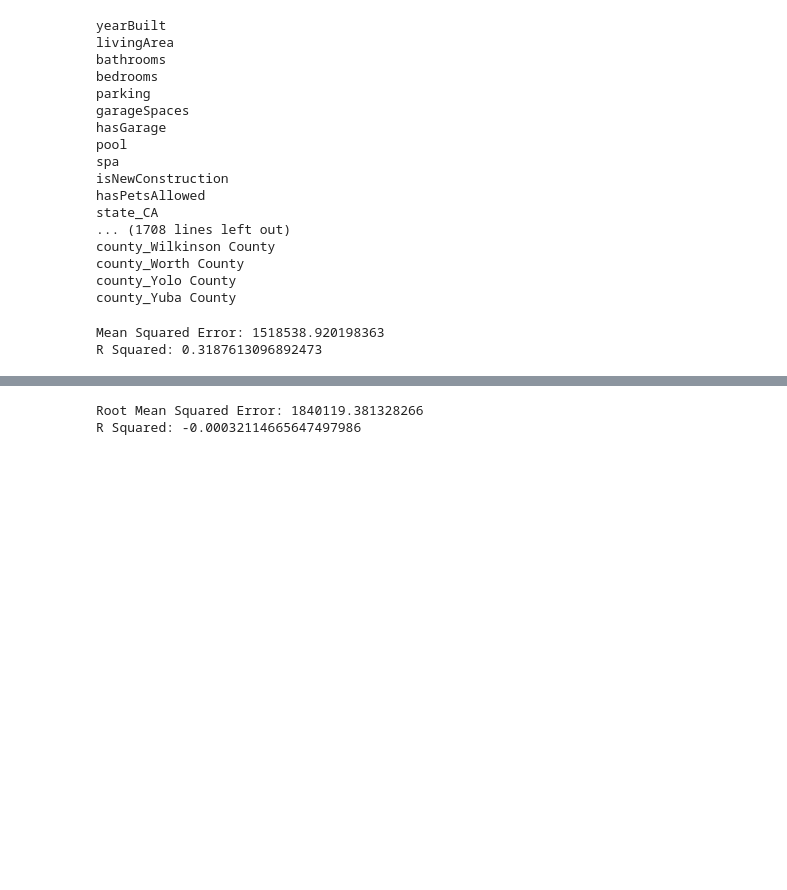
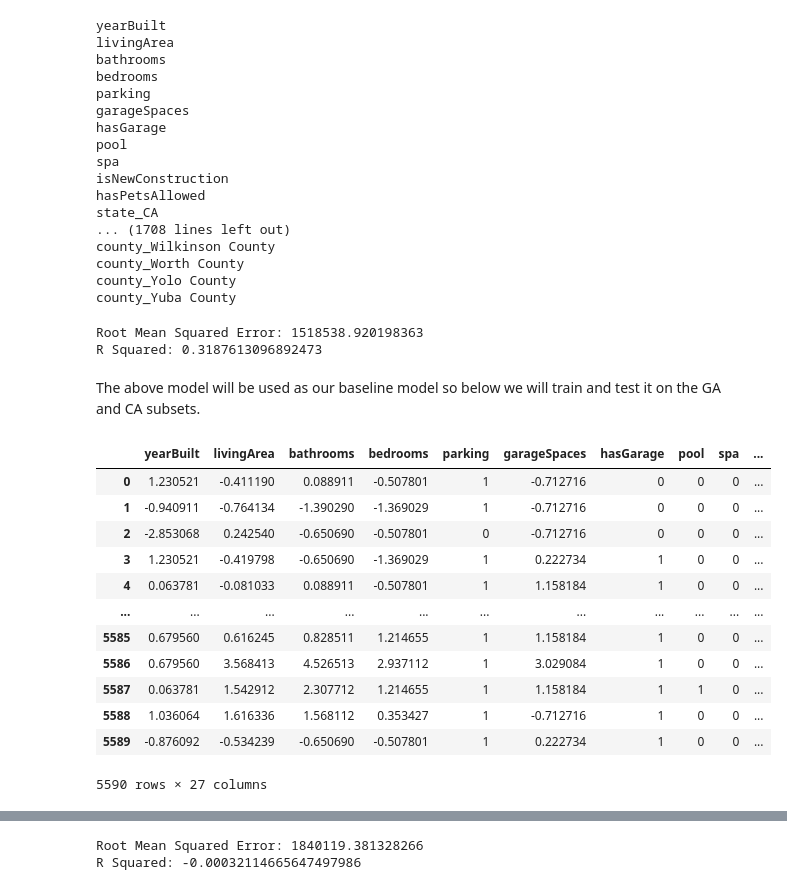
Before and after one commit to rjrichards27/Predicing_House_Prices, a Jupyter notebook: Code/Linear_Regression.ipynb, the cells around one changed output, grey strips where cells are left out. Cells and saved outputs as stored; diff of their text form; code cells hidden in the pictures; blank space fills up the shorter version.

```diff
--- a/Code/Linear_Regression.ipynb
+++ b/Code/Linear_Regression.ipynb
@@ -133,8 +133,27 @@ lin_reg4 = LinearRegression(positive= True, fit_intercept=False, copy_X= True,
 #y predictions on the validation data
 preds4= lin_reg4.predict(X_valid_model3)
 
-print("Mean Squared Error:", format(math.sqrt(mean_squared_error(y_valid_model2, preds4))))
+print("Root Mean Squared Error:", format(math.sqrt(mean_squared_error(y_valid_model2, preds4))))
 print("R Squared:", format(lin_reg4.score(X_valid_model3, y_valid_model2)))
 # %% [output]
-Mean Squared Error: 1518538.920198363
+Root Mean Squared Error: 1518538.920198363
 R Squared: 0.3187613096892473
+# %% [markdown]
+The above model will be used as our baseline model so below we will train and test it on the GA and CA subsets.
+# %%
+#importing the Georgia data
+PARENT = "Predicing_House_Prices"
+path = Path(PARENT).parent / "../Data/X_train_GA.csv"
+X_train_GA = pd.read_csv(path)
+
+path2 = Path(PARENT).parent / "../Data/X_test_GA.csv"
+X_test_GA = pd.read_csv(path2)
+
+path3 = Path(PARENT).parent / "../Data/y_train_GA.csv"
+y_train_GA = pd.read_csv(path3)
+
+path4 = Path(PARENT).parent / "../Data/y_test_GA.csv"
+y_test_GA= pd.read_csv(path4)
+
+path9 = Path(PARENT).parent / "../Data/X_train_GA_noGeo.csv"
+X_train_GA_NoGeo = pd.read_csv(path9)
@@ -140,0 +176,33 @@ R Squared: 0.3187613096892473
+# %%
+#dropping unnamed column
+X_train_GA  = X_train_GA.drop(columns="Unnamed: 0")
+X_train_GA_NoGeo = X_train_GA_NoGeo.drop(columns="Unnamed: 0")
+X_test_GA  = X_test_GA.drop(columns="Unnamed: 0")
+y_train_GA = y_train_GA.drop(columns="Unnamed: 0")
+y_test_GA = y_test_GA.drop(columns="Unnamed: 0")
+
+X_train_CA  = X_train_CA .drop(columns="Unnamed: 0")
+X_train_CA2 = X_train_CA2.drop(columns="Unnamed: 0")
+X_test_CA  = X_test_CA.drop(columns="Unnamed: 0")
+y_train_CA = y_train_CA.drop(columns="Unnamed: 0")
+y_test_CA = y_test_CA.drop(columns="Unnamed: 0")
+# %%
+#dropping all state, city, and county columns for training GA data
+X_train_GA2 = X_train_GA[X_train_GA.columns.drop(list(X_train_GA.filter(regex='state_')))]
+X_train_GA3 = X_train_GA2[X_train_GA2.columns.drop(list(X_train_GA2.filter(regex='city_')))]
+X_train_GA4 = X_train_GA3[X_train_GA3.columns.drop(list(X_train_GA3.filter(regex='county_')))]
+X_train_GA4
+# %% [output]
+|  | yearBuilt | livingArea | bathrooms | bedrooms | parking | garageSpaces | hasGarage | pool | spa | ... |
+| 0 | 1.230521 | -0.411190 | 0.088911 | -0.507801 | 1 | -0.712716 | 0 | 0 | 0 | ... |
+| 1 | -0.940911 | -0.764134 | -1.390290 | -1.369029 | 1 | -0.712716 | 0 | 0 | 0 | ... |
+| 2 | -2.853068 | 0.242540 | -0.650690 | -0.507801 | 0 | -0.712716 | 0 | 0 | 0 | ... |
+| 3 | 1.230521 | -0.419798 | -0.650690 | -1.369029 | 1 | 0.222734 | 1 | 0 | 0 | ... |
+| 4 | 0.063781 | -0.081033 | 0.088911 | -0.507801 | 1 | 1.158184 | 1 | 0 | 0 | ... |
+| ... | ... | ... | ... | ... | ... | ... | ... | ... | ... | ... |
+| 5585 | 0.679560 | 0.616245 | 0.828511 | 1.214655 | 1 | 1.158184 | 1 | 0 | 0 | ... |
+| 5586 | 0.679560 | 3.568413 | 4.526513 | 2.937112 | 1 | 3.029084 | 1 | 0 | 0 | ... |
+| 5587 | 0.063781 | 1.542912 | 2.307712 | 1.214655 | 1 | 1.158184 | 1 | 1 | 0 | ... |
+| 5588 | 1.036064 | 1.616336 | 1.568112 | 0.353427 | 1 | -0.712716 | 1 | 0 | 0 | ... |
+| 5589 | -0.876092 | -0.534239 | -0.650690 | -0.507801 | 1 | 0.222734 | 1 | 0 | 0 | ... |
+5590 rows × 27 columns
```
Also changed, not shown: parts of 11 cells of this notebook.
